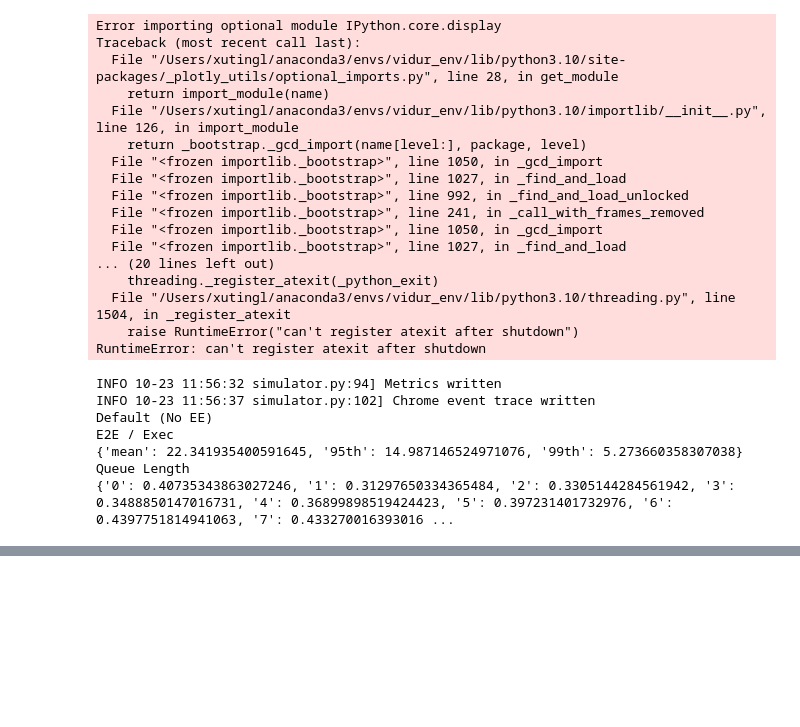
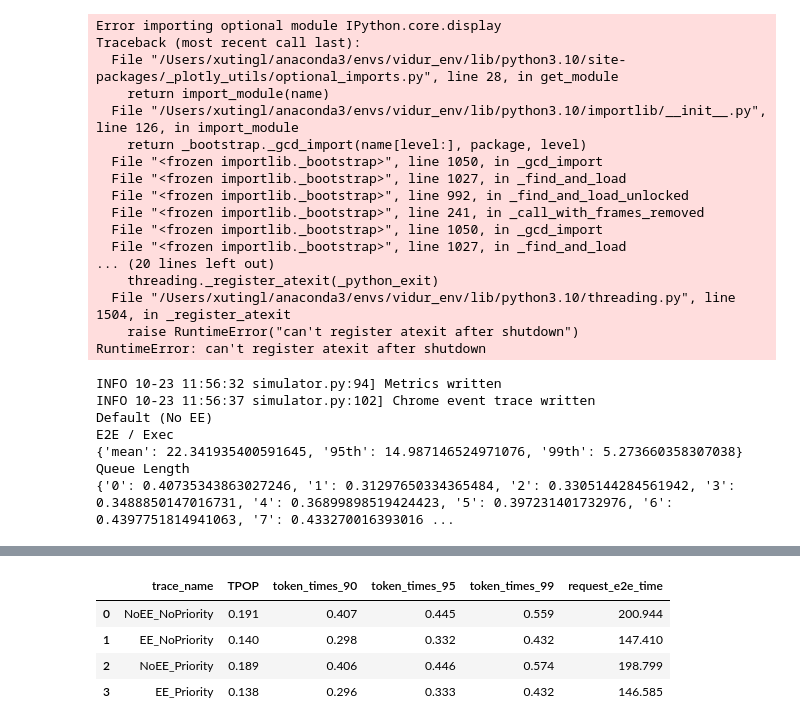
Before and after one commit to xutingl/vidur, a Jupyter notebook: ee_simulation.ipynb, the cells around one changed output, grey strips where cells are left out. Drawn from its saved outputs; the diff is of its cells as text; code cells hidden in the pictures; blank space fills up the shorter version.

```diff
--- a/ee_simulation.ipynb
+++ b/ee_simulation.ipynb
@@ -298,0 +477,45 @@ Queue Length
+# %%
+def analyze_request(trace_name: str):
+    request_dir = RESULT_DIR / trace_name
+    time_to_tokens_df = pd.read_csv(request_dir / "time_to_tokens.csv")
+    request_metrics_df = pd.read_csv(request_dir / "request_metrics.csv")
+    return {
+        "TPOP": time_to_tokens_df["TPOP"].mean(),
+        "token_times_90": time_to_tokens_df["time_to_token_90_precentile"].mean(),
+        "token_times_95": time_to_tokens_df["time_to_token_95_precentile"].mean(),
+        "token_times_99": time_to_tokens_df["time_to_token_99_precentile"].mean(),
+        "request_e2e_time": request_metrics_df["request_e2e_time"].mean(),
+        "request_e2e_time_normalized": request_metrics_df["request_e2e_time_normalized"].mean(),
+        "request_num_prefill_tokens": request_metrics_df["request_num_prefill_tokens"].mean(),
+        "request_num_decode_tokens": request_metrics_df["request_num_decode_tokens"].mean(),
+    }
+# %%
+trace_names = ["NoEE_NoPriority", "EE_NoPriority", "NoEE_Priority", "EE_Priority"]
+TPOPs = []
+token_times_90 = []
+token_times_95 = []
+token_times_99 = []
+request_e2e_time = []
+for trace_name in trace_names:
+    result = analyze_request(trace_name)
+    TPOPs.append(result["TPOP"].round(3))
+    token_times_90.append(result["token_times_90"].round(3))
+    token_times_95.append(result["token_times_95"].round(3))
+    token_times_99.append(result["token_times_99"].round(3))
+    request_e2e_time.append(result["request_e2e_time"].round(3))
+
+df = pd.DataFrame({
+    "trace_name": trace_names,
+    "TPOP": TPOPs,
+    "token_times_90": token_times_90,
+    "token_times_95": token_times_95,
+    "token_times_99": token_times_99,
+    "request_e2e_time": request_e2e_time,
+})
+df
+# %% [output]
+|  | trace_name | TPOP | token_times_90 | token_times_95 | token_times_99 | request_e2e_time |
+| 0 | NoEE_NoPriority | 0.191 | 0.407 | 0.445 | 0.559 | 200.944 |
+| 1 | EE_NoPriority | 0.140 | 0.298 | 0.332 | 0.432 | 147.410 |
+| 2 | NoEE_Priority | 0.189 | 0.406 | 0.446 | 0.574 | 198.799 |
+| 3 | EE_Priority | 0.138 | 0.296 | 0.333 | 0.432 | 146.585 |
```
Also changed, not shown: parts of 7 cells of this notebook, 7 other files.
